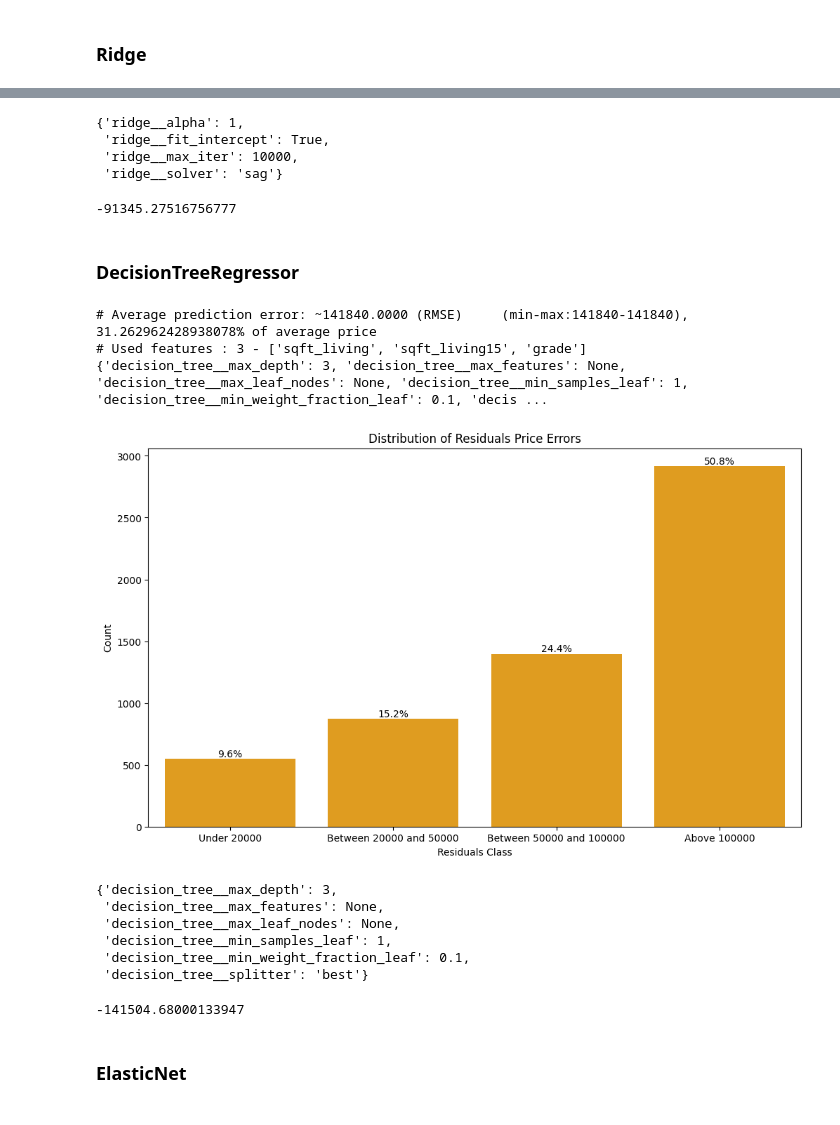
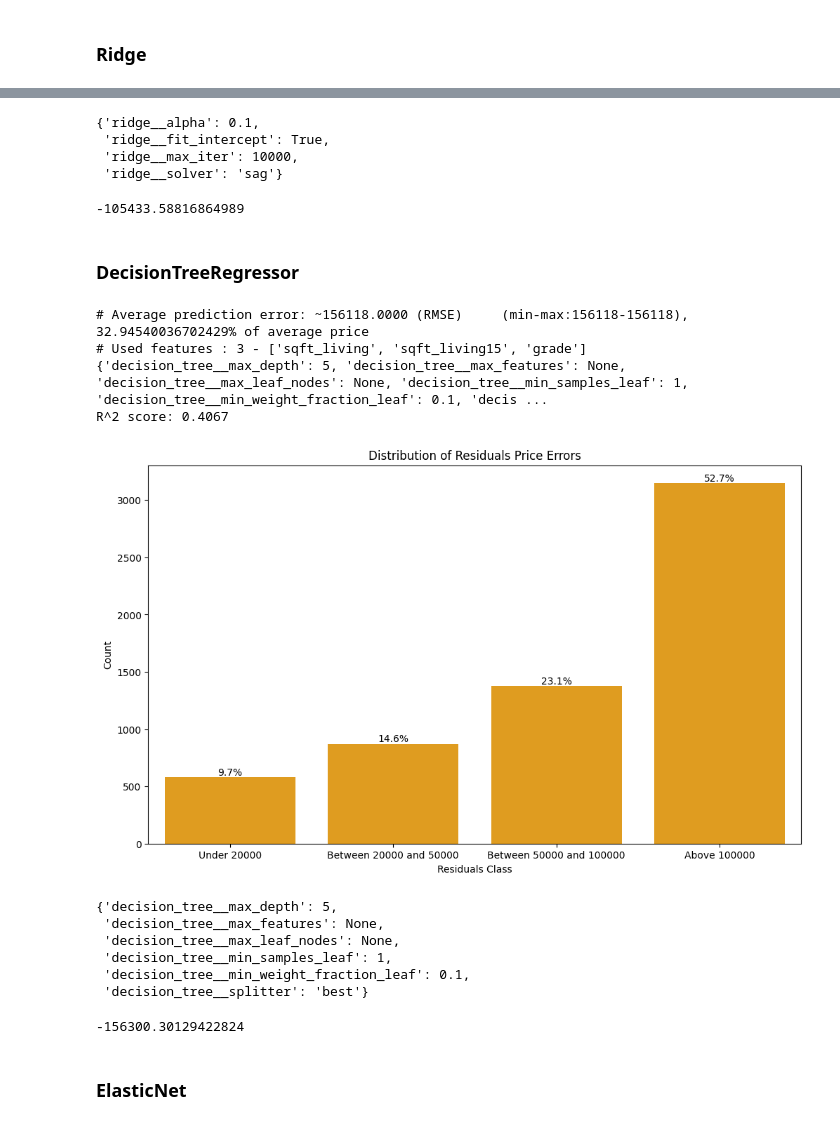
Before and after one commit to julienRactM/apartment-hunter, a Jupyter notebook: machine_learning_notebook.ipynb, the cells around one changed output, grey strips where cells are left out. Saved outputs shown, nothing was run; the diff lists cells and outputs as text; code cells hidden in the pictures.

```diff
--- a/machine_learning_notebook.ipynb
+++ b/machine_learning_notebook.ipynb
@@ -535,8 +538,6 @@ So we are aiming for a better rmse score than -160665
 clean_df.price.mean()
 # %% [output]
 473868.8808173101
-# %%
-clean_df = clean_df[(clean_df['price'] > 100000) & (clean_df['price'] < 900000)]
 # %% [markdown]
 ### Linear Regression
 # %%
@@ -630,7 +634,7 @@ for i in range(1):
     grid_search = GridSearchCV(
         pipeline,
         param_grid={
-            'ridge__alpha'           : [50, 10, 1, 0.1,0.01,0],
+            'ridge__alpha'           : [10, 1, 0.1,0],
             "ridge__fit_intercept"   : [True, False],
             "ridge__solver"          : ['svd', 'cholesky', 'lsqr', 'sparse_cg', 'sag', 'saga'],
             "ridge__max_iter"        : [10000]
@@ -653,6 +657,8 @@ for i in range(1):
 print(f"# Average prediction error: ~{round(np.mean(rmse_list)):.4f} (RMSE) (min-max:{round(min(rmse_list))}-{round(max(rmse_list))}), {np.mean(rmse_list)/clean_df.price.mean()*100}% of average price")
 
 print(f"# Used features : {len(select_features) } - {select_features}") #/len(df.columns)
+r2 = r2_score(y_test, predicted_price)
+print(f"R^2 score: {r2:.4f}")
 
 # Create a Countplot of the distribution of a numerical serie based on given bin ranges
 countplot_with_bins(y_test - predicted_price, [20000, 50000, 100000], \
@@ -705,8 +712,8 @@ for i in range(1):
             "decision_tree__max_depth" : [1,3,5],
             "decision_tree__min_samples_leaf":[1,3,5],
             "decision_tree__min_weight_fraction_leaf":[0.1,0.2,0.5],
-            "decision_tree__max_features":["log2","sqrt",None, 0.1, 1, 10],
-            "decision_tree__max_leaf_nodes":[None,10,30,50]
+            "decision_tree__max_features":["log2","sqrt",None, 0.1, 1],
+            "decision_tree__max_leaf_nodes":[None,10,50]
         },
         cv=5,
         scoring="neg_root_mean_squared_error")
@@ -726,6 +733,8 @@ for i in range(1):
 print(f"# Average prediction error: ~{round(np.mean(rmse_list)):.4f} (RMSE) \
     (min-max:{round(min(rmse_list))}-{round(max(rmse_list))}), {np.mean(rmse_list)/clean_df.price.mean()*100}% of average price")
 print(f"# Used features : {len(select_features) } - {select_features}") #/len(df.columns)
+r2 = r2_score(y_test, predicted_price)
+print(f"R^2 score: {r2:.4f}")
 
 # Create a Countplot of the distribution of a numerical serie based on given bin ranges
 countplot_with_bins(y_test - predicted_price, [20000, 50000, 100000], \
@@ -852,7 +864,7 @@ for i in range(1):
     grid_search = GridSearchCV(
         pipeline,
         param_grid={
-            'ridge__alpha'           : [1,10, 0.1,0.01,0],
+            'ridge__alpha'           : [1, 0.1,0],
             "ridge__fit_intercept"   : [True, False],
             "ridge__solver"          : ['svd', 'cholesky', 'lsqr', 'sparse_cg', 'sag', 'saga'],
             "ridge__max_iter"        : [10000]
@@ -878,6 +890,8 @@ print(f"# Average prediction error: ~{round(np.mean(rmse_list)):.4f} (RMSE) \
     (min-max:{round(min(rmse_list))}-{round(max(rmse_list))}), {np.mean(rmse_list)/clean_df.price.mean()*100}% of average price")
 print(f"# Used features : {len(select_features) } - {select_features}")
 print(grid_search.best_params_)
+r2 = r2_score(y_test, predicted_price)
+print(f"R^2 score: {r2:.4f}")
 
 # Create a Countplot of the distribution of a numerical serie based on given bin ranges
 countplot_with_bins(y_test - predicted_price, [20000, 50000, 100000], \
@@ -901,14 +915,14 @@ plt.show()
 # %%
 grid_search.best_params_
 # %% [output]
-{'ridge__alpha': 1,
+{'ridge__alpha': 0.1,
  'ridge__fit_intercept': True,
  'ridge__max_iter': 10000,
  'ridge__solver': 'sag'}
 # %%
 cross_val_score(pipeline_tuned, X_test, y_test, scoring = 'neg_root_mean_squared_error').mean() # neg_mean_absolute_error neg_root_mean_squared_error
 # %% [output]
--91345.27516756777
+-105433.58816864989
 # %% [markdown]
 ### DecisionTreeRegressor
 # %%
@@ -942,44 +956,47 @@ for i in range(1):
         pipeline,
         param_grid={
             "decision_tree__splitter":["best","random"],
-            "decision_tree__max_depth" : [1,3,5,9],
-            "decision_tree__min_samples_leaf":[1,2,3,5],
+            "decision_tree__max_depth" : [1,3,5],
+            "decision_tree__min_samples_leaf":[1,3,5],
             "decision_tree__min_weight_fraction_leaf":[0.1,0.2,0.5],
-            "decision_tree__max_features":["log2","sqrt",None, 0.1, 1, 10],
-            "decision_tree__max_leaf_nodes":[None,10,30,50]
+            "decision_tree__max_features":["log2","sqrt",None, 0.1],
+            "decision_tree__max_leaf_nodes":[None,10,50]
         },
         cv=5,
         scoring="neg_root_mean_squared_error")
 
     grid_search.fit(X_train, y_train)
     pipeline_tuned = grid_search.best_estimator_
     # pipeline.fit(X_train, y_train)
 
     # Is there a missing transform ? don't think so.
     predicted_price = pipeline_tuned.predict(X_test)
 
     rmse_score = round(np.sqrt(mean_squared_error(y_test, predicted_price)))
     rmse_list.append(rmse_score)
     save_model_if_best(rmse_score, pipeline_tuned, model_name)
 
 # Display RMSE
 print(f"# Average prediction error: ~{round(np.mean(rmse_list)):.4f} (RMSE) \
     (min-max:{round(min(rmse_list))}-{round(max(rmse_list))}), {np.mean(rmse_list)/clean_df.price.mean()*100}% of average price")
 print(f"# Used features : {len(select_features) } - {select_features}")
 print(grid_search.best_params_)
+r2 = r2_score(y_test, predicted_price)
+print(f"R^2 score: {r2:.4f}")
 
 # Create a Countplot of the distribution of a numerical serie based on given bin ranges
 countplot_with_bins(y_test - predicted_price, [20000, 50000, 100000], \
     plt_title="Distribution of Residuals Price Errors", plt_label="Residuals Class")
 # %% [output]
-# Average prediction error: ~141840.0000 (RMSE)     (min-max:141840-141840), 31.262962428938078% of average price
+# Average prediction error: ~156118.0000 (RMSE)     (min-max:156118-156118), 32.94540036702429% of average price
 # Used features : 3 - ['sqft_living', 'sqft_living15', 'grade']
-{'decision_tree__max_depth': 3, 'decision_tree__max_features': None, 'decision_tree__max_leaf_nodes': None, 'decision_tree__min_samples_leaf': 1, 'decision_tree__min_weight_fraction_leaf': 0.1, 'decis ...
+{'decision_tree__max_depth': 5, 'decision_tree__max_features': None, 'decision_tree__max_leaf_nodes': None, 'decision_tree__min_samples_leaf': 1, 'decision_tree__min_weight_fraction_leaf': 0.1, 'decis ...
+R^2 score: 0.4067
-[figure, old version]
+[figure, new version]
 # %%
 grid_search.best_params_
 # %% [output]
-{'decision_tree__max_depth': 3,
+{'decision_tree__max_depth': 5,
  'decision_tree__max_features': None,
  'decision_tree__max_leaf_nodes': None,
  'decision_tree__min_samples_leaf': 1,
@@ -988,7 +1005,7 @@ grid_search.best_params_
 # %%
 cross_val_score(pipeline_tuned, X_test, y_test, scoring = 'neg_root_mean_squared_error').mean() # neg_mean_absolute_error neg_root_mean_squared_error
 # %% [output]
--141504.68000133947
+-156300.30129422824
 # %% [markdown]
 ### ElasticNet
 # %%
```
Also changed, not shown: parts of 21 cells of this notebook, 5 other files.
